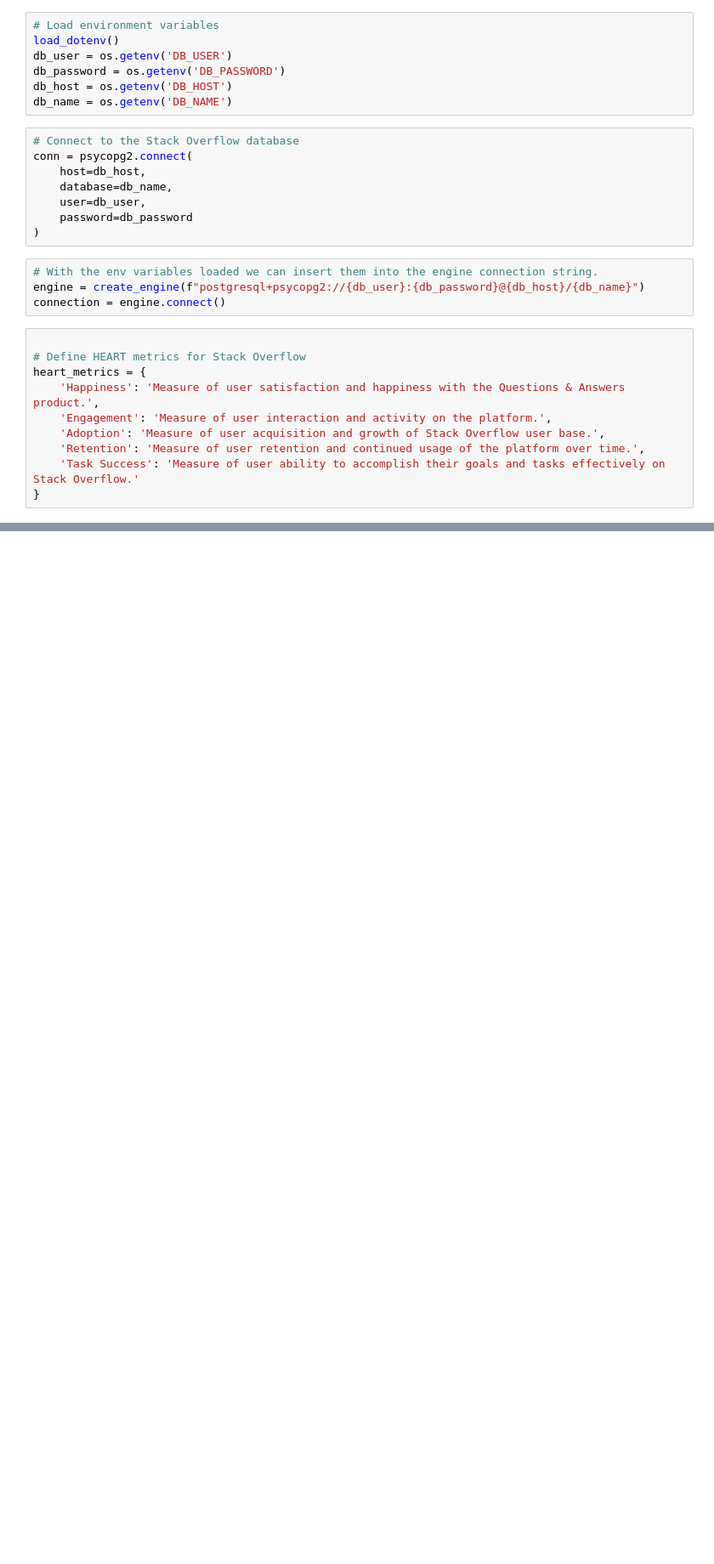
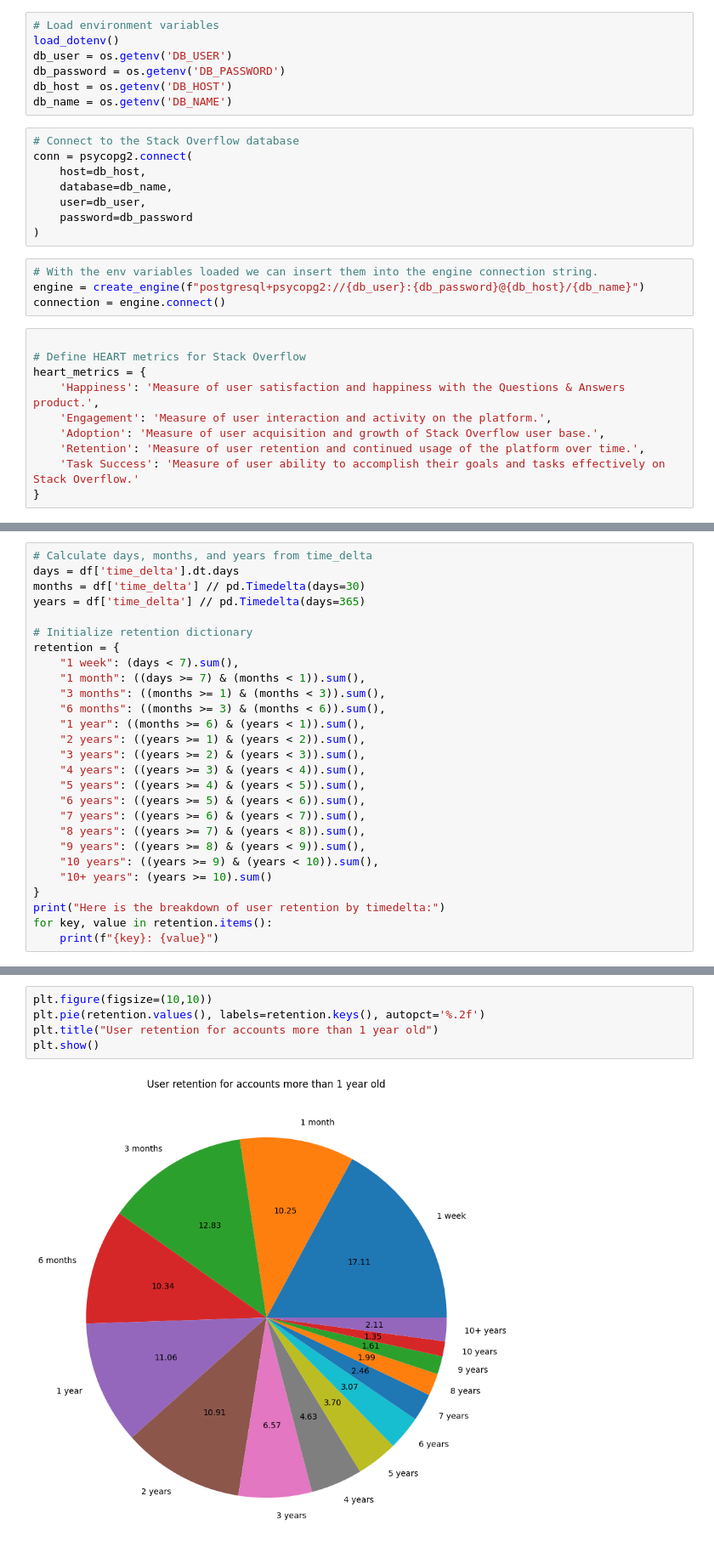
Before and after one commit to jdench1989/stack_overflow_analysis, a Jupyter notebook: SO_user_retention.ipynb, the cells around one changed output, grey strips where cells are left out. Shown at 85% size. Saved outputs shown, nothing was run; the diff lists cells and outputs as text; blank space fills up the shorter version.

Commit message:
First draft retention summary complete

```diff
--- a/SO_user_retention.ipynb
+++ b/SO_user_retention.ipynb
@@ -40,0 +97,27 @@ heart_metrics = {
+# %%
+# Calculate days, months, and years from time_delta
+days = df['time_delta'].dt.days
+months = df['time_delta'] // pd.Timedelta(days=30)
+years = df['time_delta'] // pd.Timedelta(days=365)
+
+# Initialize retention dictionary
+retention = {
+    "1 week": (days < 7).sum(),
+    "1 month": ((days >= 7) & (months < 1)).sum(),
+    "3 months": ((months >= 1) & (months < 3)).sum(),
+    "6 months": ((months >= 3) & (months < 6)).sum(),
+    "1 year": ((months >= 6) & (years < 1)).sum(),
+    "2 years": ((years >= 1) & (years < 2)).sum(),
+    "3 years": ((years >= 2) & (years < 3)).sum(),
+    "4 years": ((years >= 3) & (years < 4)).sum(),
+    "5 years": ((years >= 4) & (years < 5)).sum(),
+    "6 years": ((years >= 5) & (years < 6)).sum(),
+    "7 years": ((years >= 6) & (years < 7)).sum(),
+    "8 years": ((years >= 7) & (years < 8)).sum(),
+    "9 years": ((years >= 8) & (years < 9)).sum(),
+    "10 years": ((years >= 9) & (years < 10)).sum(),
+    "10+ years": (years >= 10).sum()
+}
+print("Here is the breakdown of user retention by timedelta:")
+for key, value in retention.items():
+    print(f"{key}: {value}")
@@ -40,0 +141,7 @@ heart_metrics = {
+# %%
+plt.figure(figsize=(10,10))
+plt.pie(retention.values(), labels=retention.keys(), autopct='%.2f')
+plt.title("User retention for accounts more than 1 year old")
+plt.show()
+# %% [output]
+[figure, added]
```
Also changed, not shown: parts of 9 cells of this notebook.
